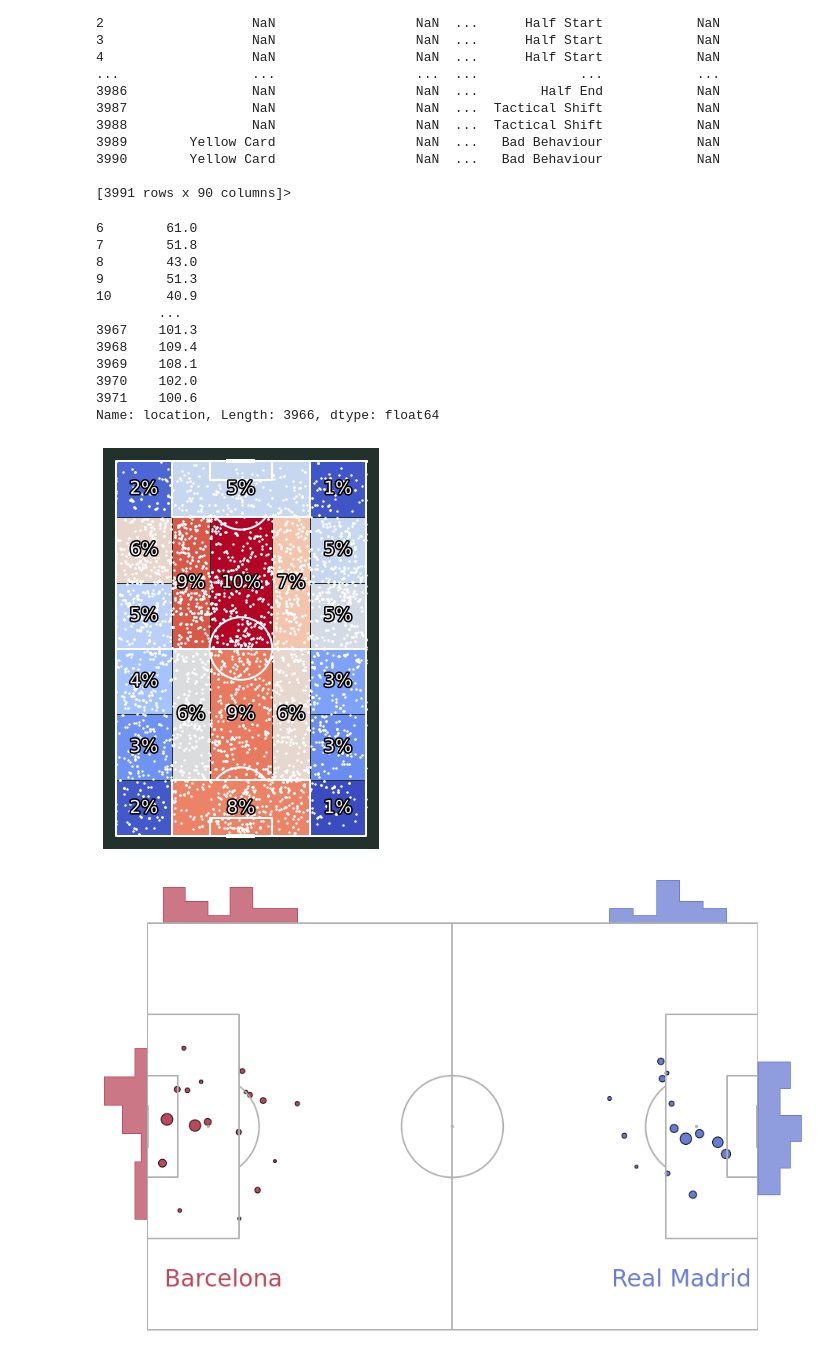
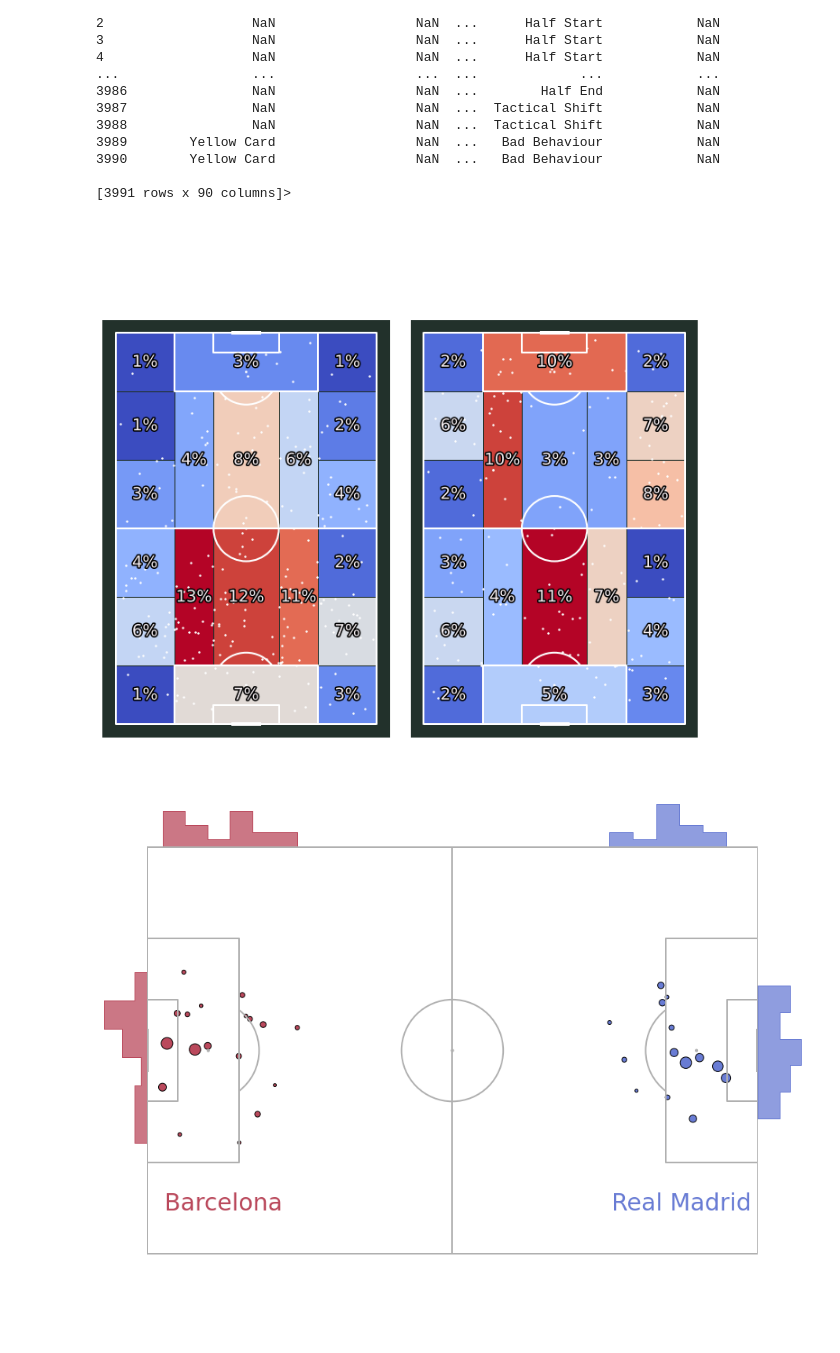
Before and after one commit to pablopascu99/futbol-dataAnalysis, a Jupyter notebook: analisis.ipynb, the cells around one changed output. Cells and saved outputs as stored; diff of their text form; code cells hidden in the pictures; blank space fills up the shorter version.

```diff
--- a/analisis.ipynb
+++ b/analisis.ipynb
@@ -69,50 +70,45 @@ sb.events(match_id=3773497).head
 
 [3991 rows x 90 columns]>
 # %%
-from matplotlib.colors import LinearSegmentedColormap
 import matplotlib.patheffects as path_effects
 
 parser = Sbopen()
 df = sb.events(match_id=3773497)
-mask_chelsea_pressure = (df.team.name == 'Real Madrid') & (df.type.name == 'Pressure')
-df = df.location
-# see the custom colormaps example for more ideas on setting colormaps
-pearl_earring_cmap = LinearSegmentedColormap.from_list("Pearl Earring - 10 colors",
-                                                       ['#15242e', '#4393c4'], N=10)
+rm_pressure = df.loc[df['team'] == 'Real Madrid']
+rm_pressure = rm_pressure.loc[df['type'] == 'Pressure']
+rm_pressure = rm_pressure.location
 
-# fontmanager for google font (robotto)
+bar_pressure = df.loc[df['team'] == 'Barcelona']
+bar_pressure = bar_pressure.loc[df['type'] == 'Pressure']
+bar_pressure = bar_pressure.location
 
-path_eff = [path_effects.Stroke(linewidth=3, foreground='black'),
-            path_effects.Normal()]
-df = df.dropna()
+path_eff = [path_effects.Stroke(linewidth=3, foreground='black'), path_effects.Normal()]
+rm_pressure = rm_pressure.dropna()
+bar_pressure = bar_pressure.dropna()
-# %% [output]
-6        61.0
-7        51.8
-8        43.0
-9        51.3
-10       40.9
-        ...
-3967    101.3
-3968    109.4
-3969    108.1
-3970    102.0
-3971    100.6
-Name: location, Length: 3966, dtype: float64
 # %%
 # setup pitch
 pitch = VerticalPitch(pitch_type='statsbomb', line_zorder=2,
                       pitch_color='#22312b', line_color='white')
 # draw
-fig, ax = pitch.draw(figsize=(4.125, 6))
-bin_statistic = pitch.bin_statistic_positional(df.str[0], df.str[1], statistic='count',
+fig, axs = pitch.grid(ncols=2, axis=False, endnote_height=0.05)
+
+bin_statistic_rm = pitch.bin_statistic_positional(rm_pressure.str[0], rm_pressure.str[1], statistic='count',
                                                positional='full', normalize=True)
-pitch.heatmap_positional(bin_statistic, ax=ax, cmap='coolwarm', edgecolors='#22312b')
-pitch.scatter(df.str[0], df.str[1], c='white', s=2, ax=ax)
-labels = pitch.label_heatmap(bin_statistic, color='#f4edf0', fontsize=18,
-                             ax=ax, ha='center', va='center',
+heatmap_rm = pitch.heatmap_positional(bin_statistic_rm, ax=axs['pitch'][0], cmap='coolwarm', edgecolors='#22312b')
+scatter_rm = pitch.scatter(rm_pressure.str[0], rm_pressure.str[1], c='white', s=2, ax=axs['pitch'][0])
+labels_rm = pitch.label_heatmap(bin_statistic_rm, color='#f4edf0', fontsize=18,
+                             ax=axs['pitch'][0], ha='center', va='center',
                              str_format='{:.0%}', path_effects=path_eff)
+
+bin_statistic_bar = pitch.bin_statistic_positional(bar_pressure.str[0], bar_pressure.str[1], statistic='count',
+                                               positional='full', normalize=True)
+heatmap_bar = pitch.heatmap_positional(bin_statistic_bar, ax=axs['pitch'][1], cmap='coolwarm', edgecolors='#22312b')
+scatter_bar = pitch.scatter(bar_pressure.str[0], bar_pressure.str[1], c='white', s=2, ax=axs['pitch'][1])
+labels_bar = pitch.label_heatmap(bin_statistic_bar, color='#f4edf0', fontsize=18,
+                             ax=axs['pitch'][1], ha='center', va='center',
+                             str_format='{:.0%}', path_effects=path_eff)
 # %% [output]
-[figure, old version]
+[figure, new version]
 # %%
 parser = Sbopen()
 df, related, freeze, tactics = parser.event(3773497)
```
Also changed, not shown: parts of 1 cell of this notebook.
